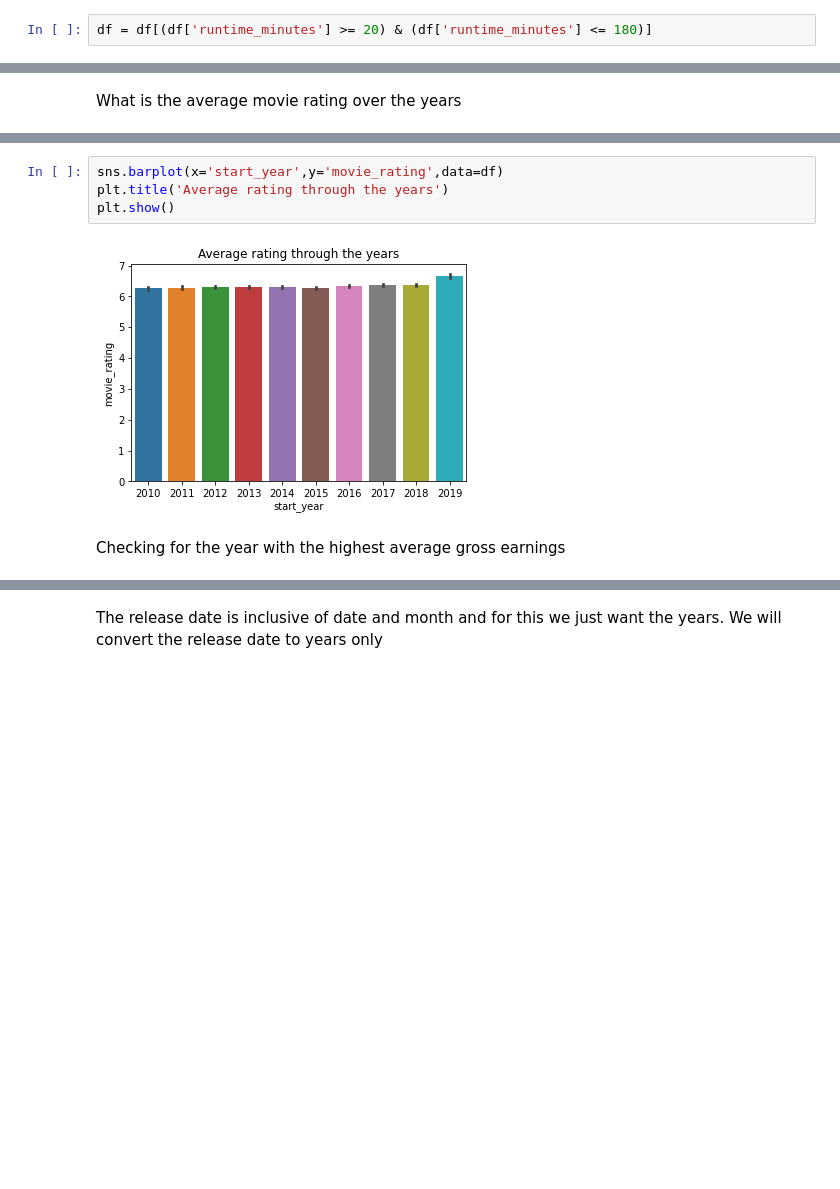
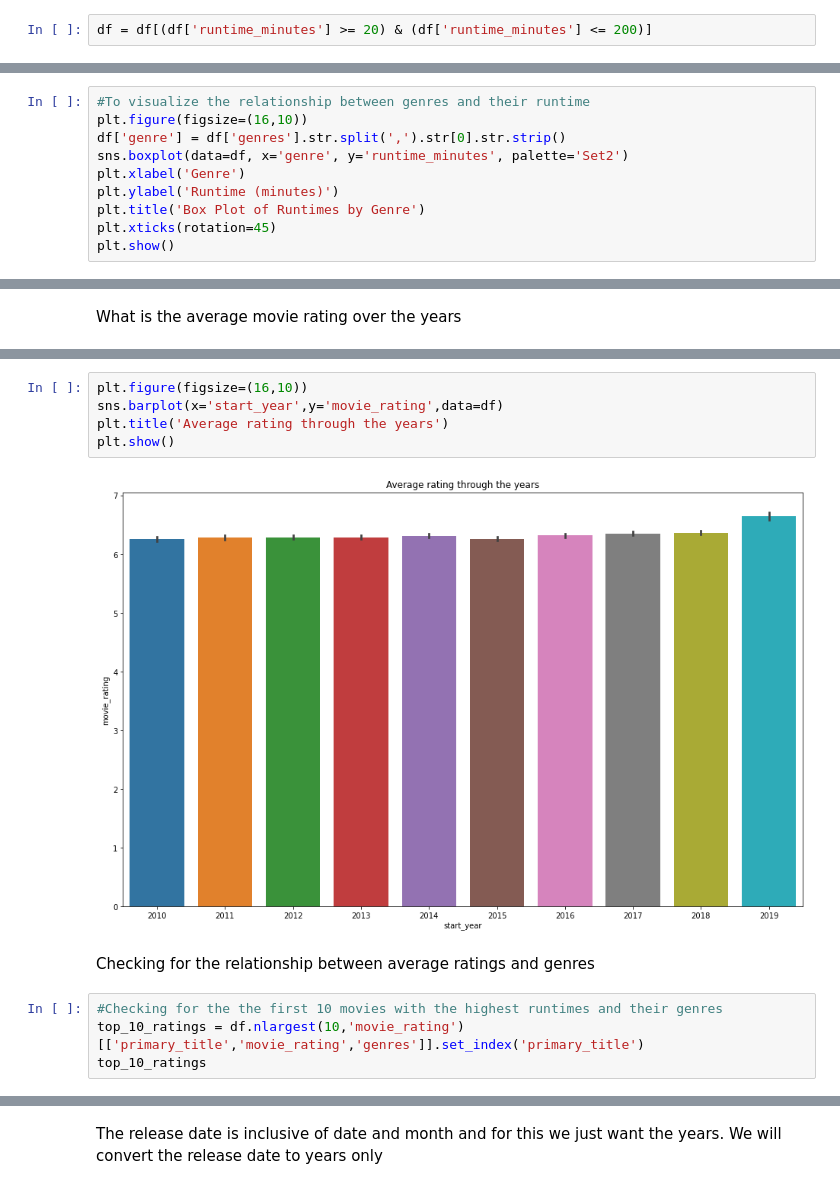
Before and after one commit to Mbachia/Movie_Project-1, a Jupyter notebook: project.ipynb, the cells around one changed output, grey strips where cells are left out. Cells and saved outputs as stored; diff of their text form; blank space fills up the shorter version.

```diff
--- a/project.ipynb
+++ b/project.ipynb
@@ -157,4 +362,4 @@ print('The movies within the threshold are:', sum_of_movies_within_threshold)
 # %%
-df = df[(df['runtime_minutes'] >= 20) & (df['runtime_minutes'] <= 180)]
+df = df[(df['runtime_minutes'] >= 20) & (df['runtime_minutes'] <= 200)]
 # %%
 df.describe()
@@ -230,0 +553,10 @@ plt.show()
+# %%
+#To visualize the relationship between genres and their runtime
+plt.figure(figsize=(16,10))
+df['genre'] = df['genres'].str.split(',').str[0].str.strip()
+sns.boxplot(data=df, x='genre', y='runtime_minutes', palette='Set2')
+plt.xlabel('Genre')
+plt.ylabel('Runtime (minutes)')
+plt.title('Box Plot of Runtimes by Genre')
+plt.xticks(rotation=45)
+plt.show()
@@ -238,8 +589,13 @@ print(average_ratings_over_years)
 # %%
+plt.figure(figsize=(16,10))
 sns.barplot(x='start_year',y='movie_rating',data=df)
 plt.title('Average rating through the years')
 plt.show()
 # %% [output]
-[figure, old version]
+[figure, new version]
-# %% [markdown]
-Checking for the year with the highest average gross earnings
+# %% [markdown]
+Checking for the relationship between average ratings and genres
+# %%
+#Checking for the the first 10 movies with the highest runtimes and their genres
+top_10_ratings = df.nlargest(10,'movie_rating')[['primary_title','movie_rating','genres']].set_index('primary_title')
+top_10_ratings
```
Also changed, not shown: parts of 56 cells of this notebook.
